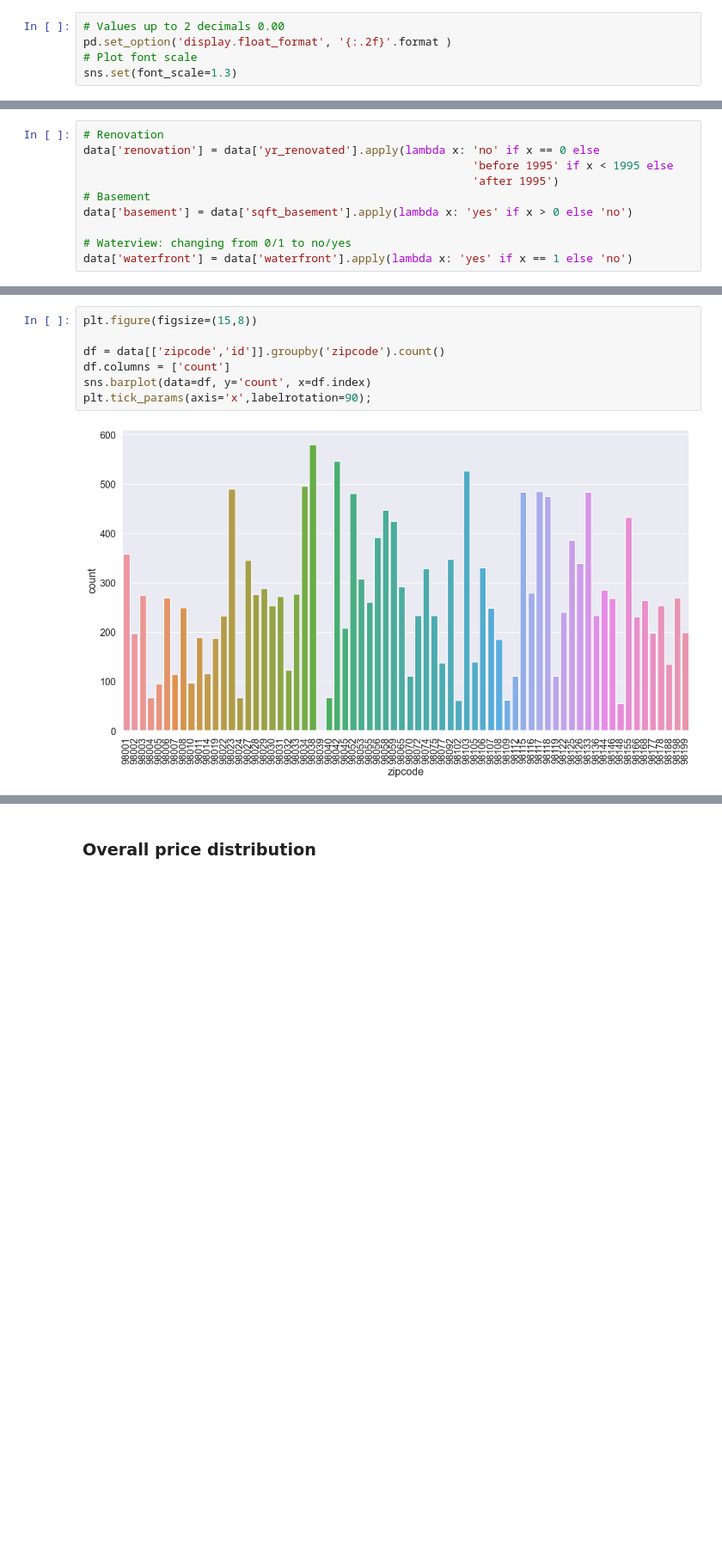
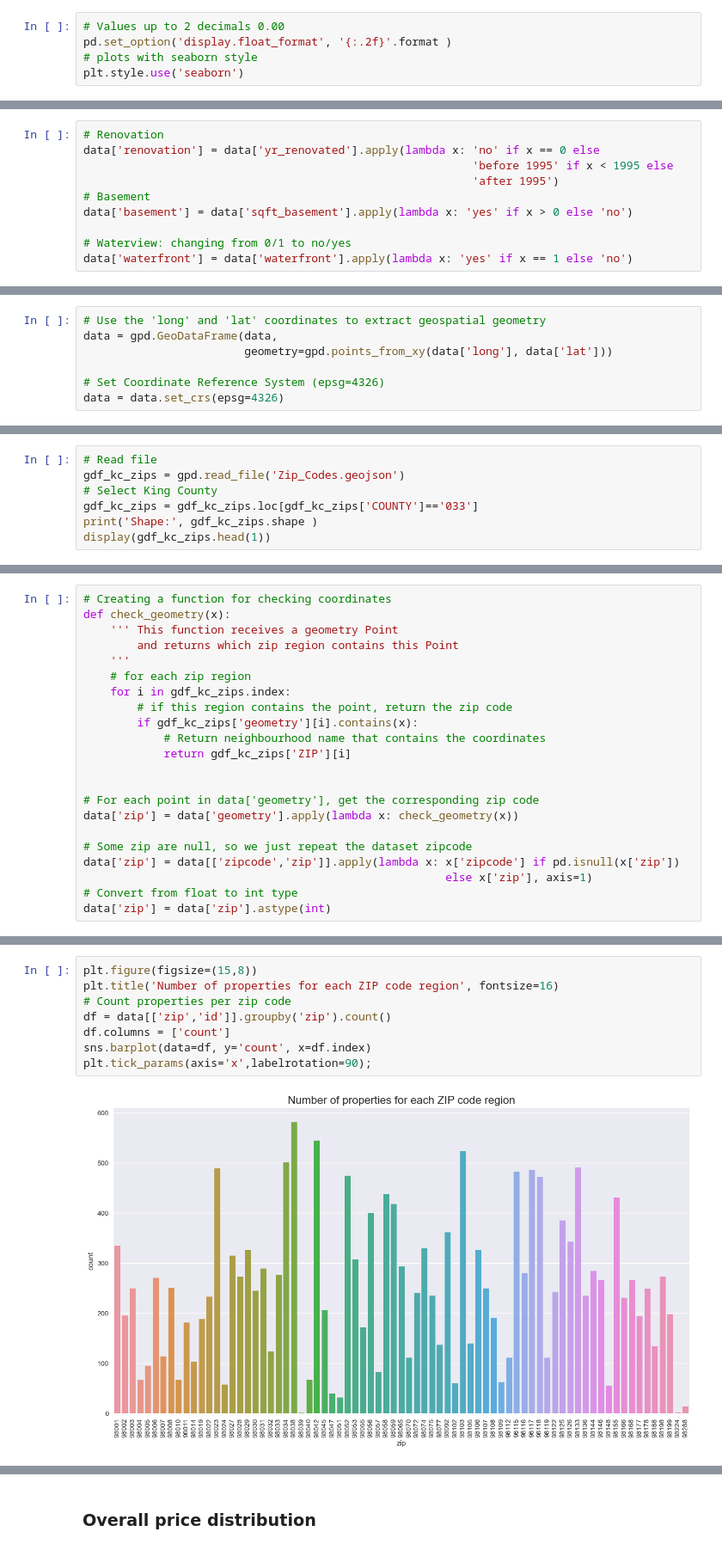
Before and after one commit to ricardobgarcia/kc_house_project, a Jupyter notebook: project_kc_house_dataset.ipynb, the cells around one changed output, grey strips where cells are left out. Shown at 86% size. Drawn from its saved outputs; the diff is of its cells as text; blank space fills up the shorter version.

```diff
--- a/project_kc_house_dataset.ipynb
+++ b/project_kc_house_dataset.ipynb
@@ -42,7 +72,7 @@ import seaborn as sns
 # %%
 # Values up to 2 decimals 0.00
 pd.set_option('display.float_format', '{:.2f}'.format )
-# Plot font scale
-sns.set(font_scale=1.3)
+# plots with seaborn style
+plt.style.use('seaborn')
 # %% [markdown]
 # Data
@@ -314,0 +362,7 @@ data['waterfront'] = data['waterfront'].apply(lambda x: 'yes' if x == 1 else 'no
+# %%
+# Use the 'long' and 'lat' coordinates to extract geospatial geometry
+data = gpd.GeoDataFrame(data,
+                        geometry=gpd.points_from_xy(data['long'], data['lat']))
+
+# Set Coordinate Reference System (epsg=4326)
+data = data.set_crs(epsg=4326)
@@ -314,0 +386,7 @@ data['waterfront'] = data['waterfront'].apply(lambda x: 'yes' if x == 1 else 'no
+# %%
+# Read file
+gdf_kc_zips = gpd.read_file('Zip_Codes.geojson')
+# Select King County
+gdf_kc_zips = gdf_kc_zips.loc[gdf_kc_zips['COUNTY']=='033']
+print('Shape:', gdf_kc_zips.shape )
+display(gdf_kc_zips.head(1))
@@ -314,0 +400,22 @@ data['waterfront'] = data['waterfront'].apply(lambda x: 'yes' if x == 1 else 'no
+# %%
+# Creating a function for checking coordinates
+def check_geometry(x):
+    ''' This function receives a geometry Point
+        and returns which zip region contains this Point
+    '''
+    # for each zip region
+    for i in gdf_kc_zips.index:
+        # if this region contains the point, return the zip code
+        if gdf_kc_zips['geometry'][i].contains(x):
+            # Return neighbourhood name that contains the coordinates
+            return gdf_kc_zips['ZIP'][i]
+
+
+# For each point in data['geometry'], get the corresponding zip code
+data['zip'] = data['geometry'].apply(lambda x: check_geometry(x))
+
+# Some zip are null, so we just repeat the dataset zipcode
+data['zip'] = data[['zipcode','zip']].apply(lambda x: x['zipcode'] if pd.isnull(x['zip'])
+                                                      else x['zip'], axis=1)
+# Convert from float to int type
+data['zip'] = data['zip'].astype(int)
@@ -386,9 +495,10 @@ plt.show()
 # %%
 plt.figure(figsize=(15,8))
-
-df = data[['zipcode','id']].groupby('zipcode').count()
+plt.title('Number of properties for each ZIP code region', fontsize=16)
+# Count properties per zip code
+df = data[['zip','id']].groupby('zip').count()
 df.columns = ['count']
 sns.barplot(data=df, y='count', x=df.index)
 plt.tick_params(axis='x',labelrotation=90);
 # %% [output]
-[figure, old version]
+[figure, new version]
```
Also changed, not shown: parts of 89 cells of this notebook.
